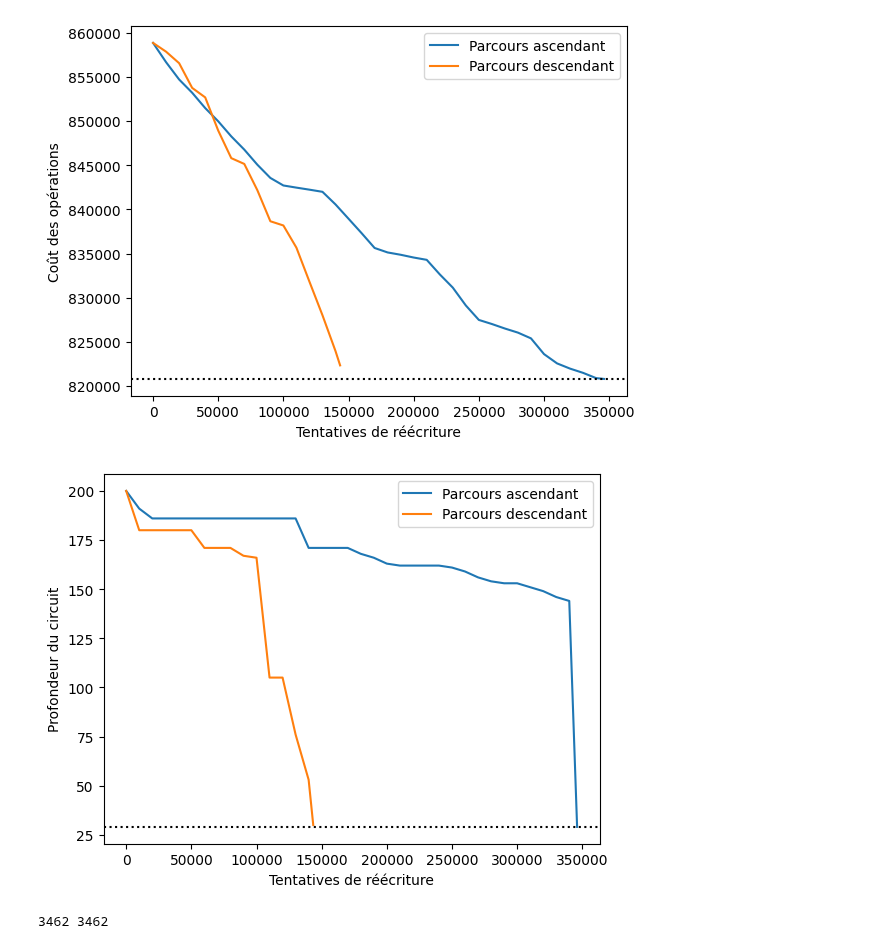
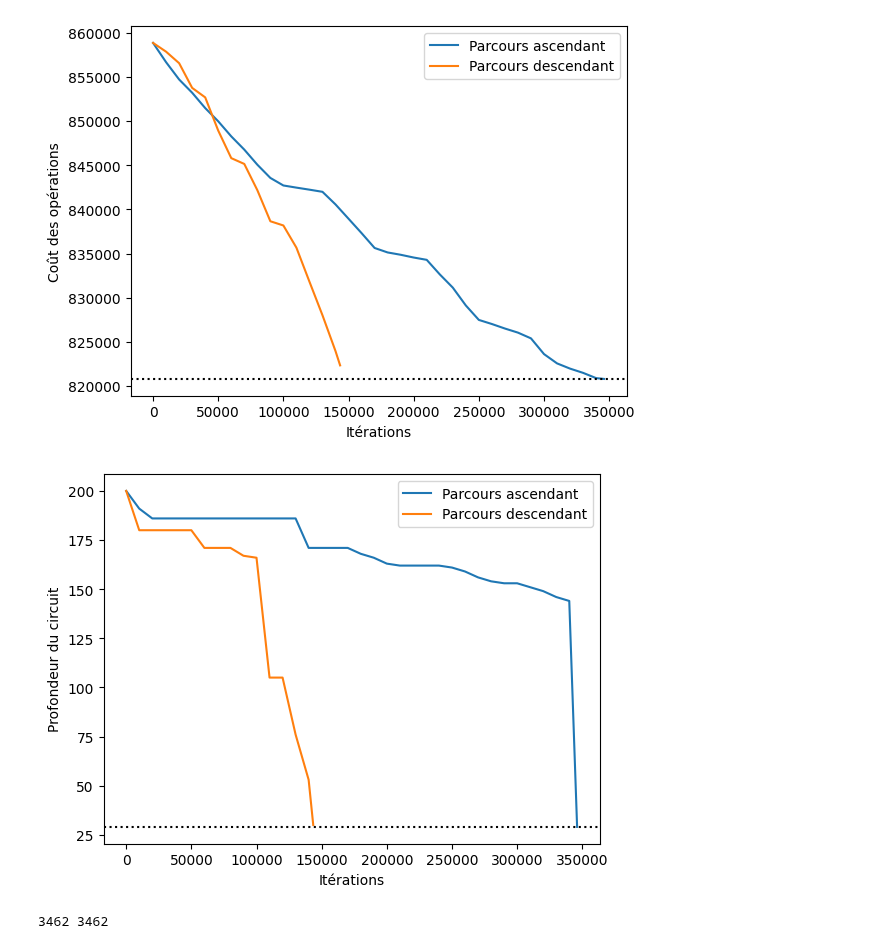
Before and after one commit to Modern-Compilers-Lab/CHEHAB, a Jupyter notebook: benchmarks/cryptonets/cost_depth_pregress.ipynb, the cells around one changed output. Drawn from its saved outputs; the diff is of its cells as text; code cells hidden in the pictures.

```diff
--- a/benchmarks/cryptonets/cost_depth_pregress.ipynb
+++ b/benchmarks/cryptonets/cost_depth_pregress.ipynb
@@ -14,14 +14,14 @@ top_down_x[-1] = 143535
 # %%
 fig, ax = plt.subplots()
 ax.plot(bottom_up_x, bottom_up_costs, label="Parcours ascendant")
 ax.plot(top_down_x, top_down_costs, label="Parcours descendant")
 ax.axhline(y=820800, color="black", linestyle="dotted")
-ax.set_xlabel("Tentatives de réécriture")
+ax.set_xlabel("Itérations")
 ax.set_ylabel("Coût des opérations")
 ax.legend()
 fig.savefig("progres_cout_operations.pdf", bbox_inches="tight")
 # %% [output]
-[figure, old version]
+[figure, new version]
 # %%
 bottom_up_depths = bottom_up_data[:, 2]
 bottom_up_x = np.arange(0, 350001, 10000)
@@ -35,12 +35,12 @@ fig, ax = plt.subplots()
 ax.plot(bottom_up_x, bottom_up_depths, label="Parcours ascendant")
 ax.plot(top_down_x, top_down_depths, label="Parcours descendant")
 ax.axhline(y=29, color="black", linestyle="dotted")
-ax.set_xlabel("Tentatives de réécriture")
+ax.set_xlabel("Itérations")
 ax.set_ylabel("Profondeur du circuit")
 ax.legend()
 fig.savefig("progres_profondeur_circuit.pdf", bbox_inches="tight")
 # %% [output]
-[figure, old version]
+[figure, new version]
 # %%
 bottom_up_depths = bottom_up_data[:, 2][1:-1]
 bottom_up_depths = np.repeat(bottom_up_depths, 100)
```
Also changed, not shown: 4 other files.
